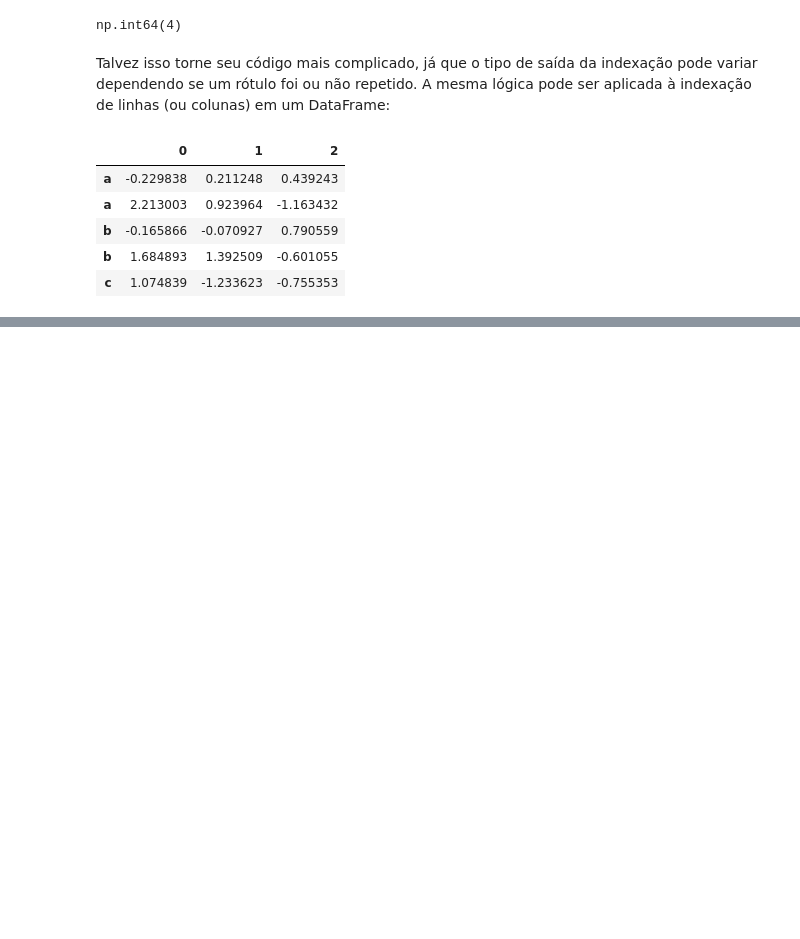
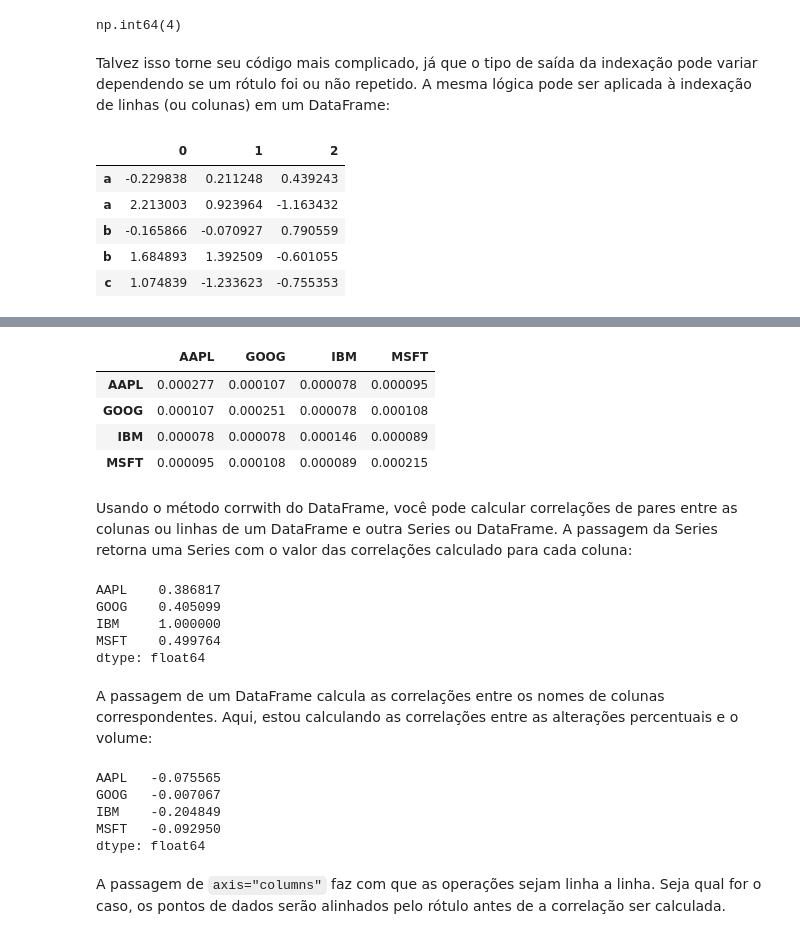
Before and after one commit to isaiassousa032/python-para-analise-de-dados-livro, a Jupyter notebook: Capitulo 5.ipynb, the cells around one changed output, grey strips where cells are left out. Saved outputs shown, nothing was run; the diff lists cells and outputs as text; code cells hidden in the pictures; blank space fills up the shorter version.

```diff
--- a/Capitulo 5.ipynb
+++ b/Capitulo 5.ipynb
@@ -1491,0 +1664,37 @@ df
+# %%
+returns.cov()
+# %% [output]
+|  | AAPL | GOOG | IBM | MSFT |
+| AAPL | 0.000277 | 0.000107 | 0.000078 | 0.000095 |
+| GOOG | 0.000107 | 0.000251 | 0.000078 | 0.000108 |
+| IBM | 0.000078 | 0.000078 | 0.000146 | 0.000089 |
+| MSFT | 0.000095 | 0.000108 | 0.000089 | 0.000215 |
+# %% [markdown]
+Usando o método corrwith do DataFrame, você pode calcular correlações de
+pares entre as colunas ou linhas de um DataFrame e outra Series ou
+DataFrame. A passagem da Series retorna uma Series com o valor das
+correlações calculado para cada coluna:
+# %%
+returns.corrwith(returns["IBM"])
+# %% [output]
+AAPL    0.386817
+GOOG    0.405099
+IBM     1.000000
+MSFT    0.499764
+dtype: float64
+# %% [markdown]
+A passagem de um DataFrame calcula as correlações entre os nomes de
+colunas correspondentes. Aqui, estou calculando as correlações entre as
+alterações percentuais e o volume:
+# %%
+ returns.corrwith(volume)
+# %% [output]
+AAPL   -0.075565
+GOOG   -0.007067
+IBM    -0.204849
+MSFT   -0.092950
+dtype: float64
+# %% [markdown]
+A passagem de `axis="columns"` faz com que as operações sejam linha a linha.
+Seja qual for o caso, os pontos de dados serão alinhados pelo rótulo antes de
+a correlação ser calculada.
```
Also changed, not shown: parts of 60 cells of this notebook, 2 other files.
